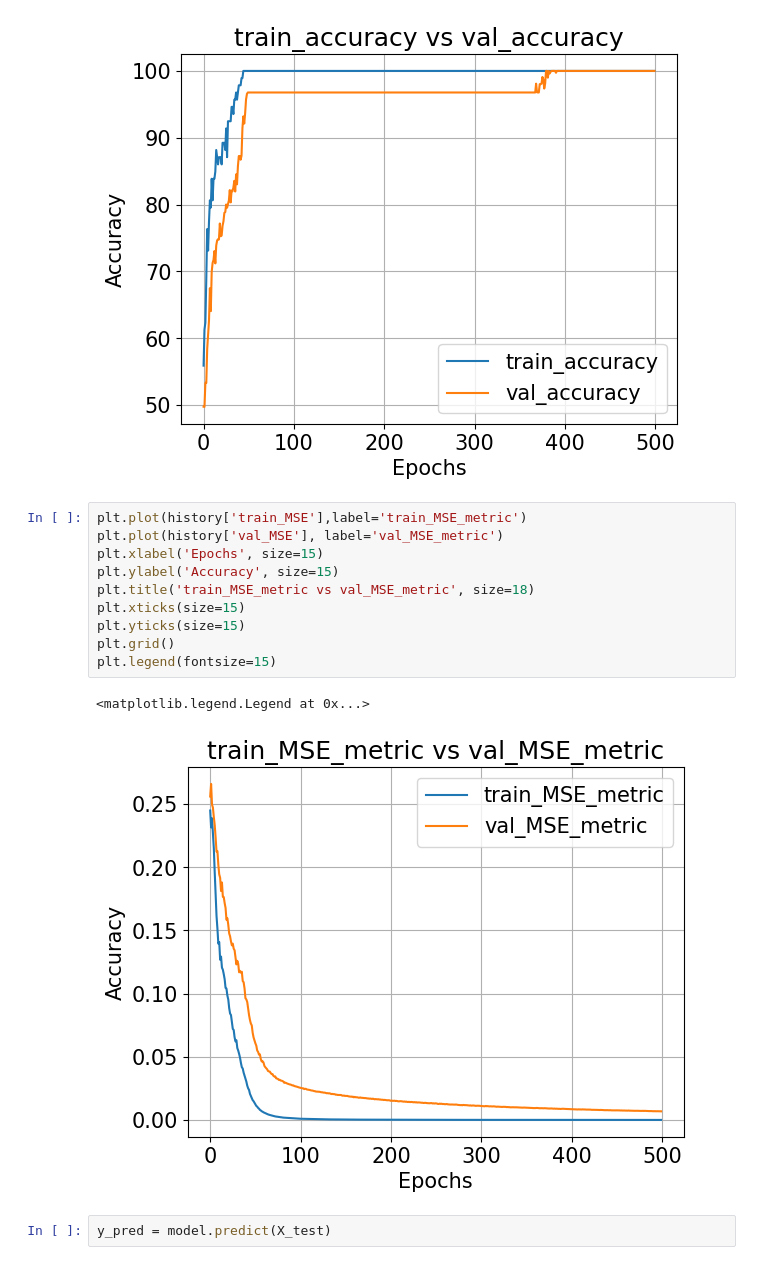
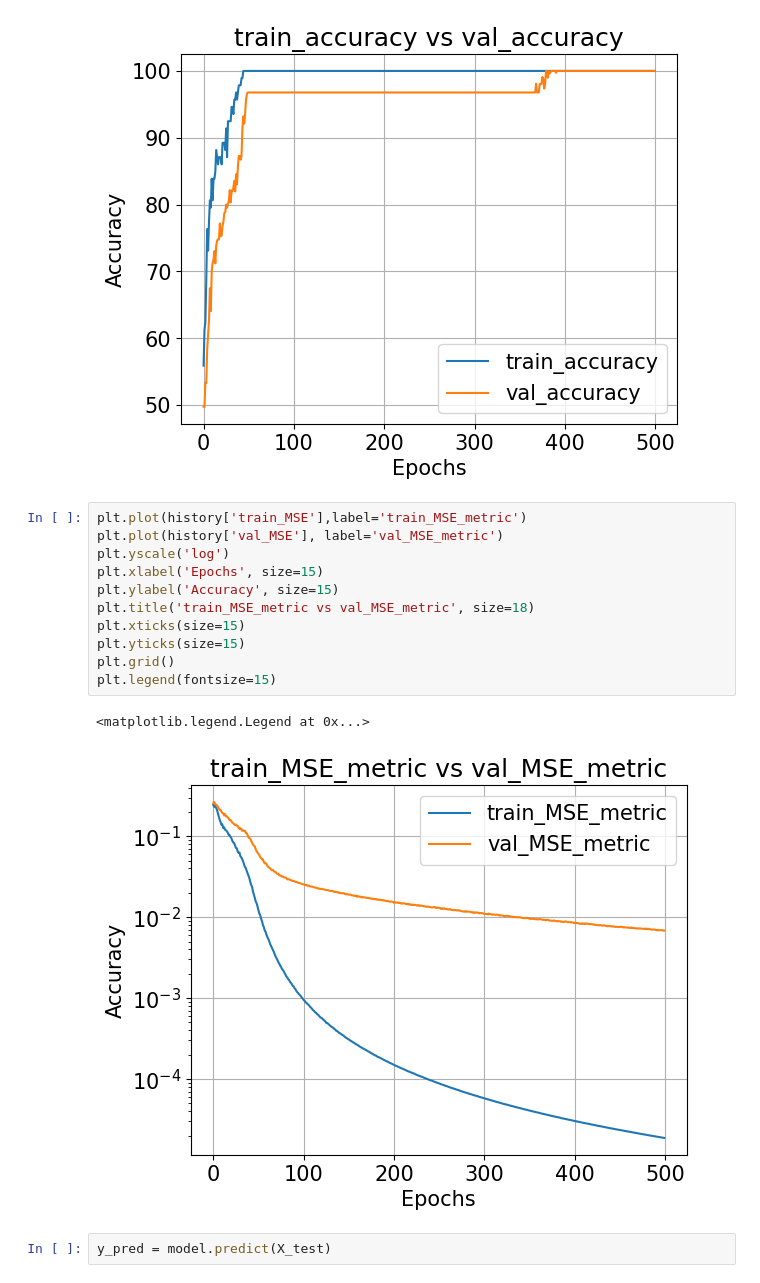
Before and after one commit to gmg00/ML_prj, a Jupyter notebook: notebooks/prova_training.ipynb, the cells around one changed output. Cells and saved outputs as stored; diff of their text form.

```diff
--- a/notebooks/prova_training.ipynb
+++ b/notebooks/prova_training.ipynb
@@ -111,16 +112,17 @@ plt.legend(fontsize=15)
 # %%
 plt.plot(history['train_MSE'],label='train_MSE_metric')
 plt.plot(history['val_MSE'], label='val_MSE_metric')
+plt.yscale('log')
 plt.xlabel('Epochs', size=15)
 plt.ylabel('Accuracy', size=15)
 plt.title('train_MSE_metric vs val_MSE_metric', size=18)
 plt.xticks(size=15)
 plt.yticks(size=15)
 plt.grid()
 plt.legend(fontsize=15)
 # %% [output]
 <matplotlib.legend.Legend at 0x...>
-[figure, old version]
+[figure, new version]
 # %%
 y_pred = model.predict(X_test)
 # %%
```
Also changed, not shown: parts of 1 cell of this notebook, 1 other file.
